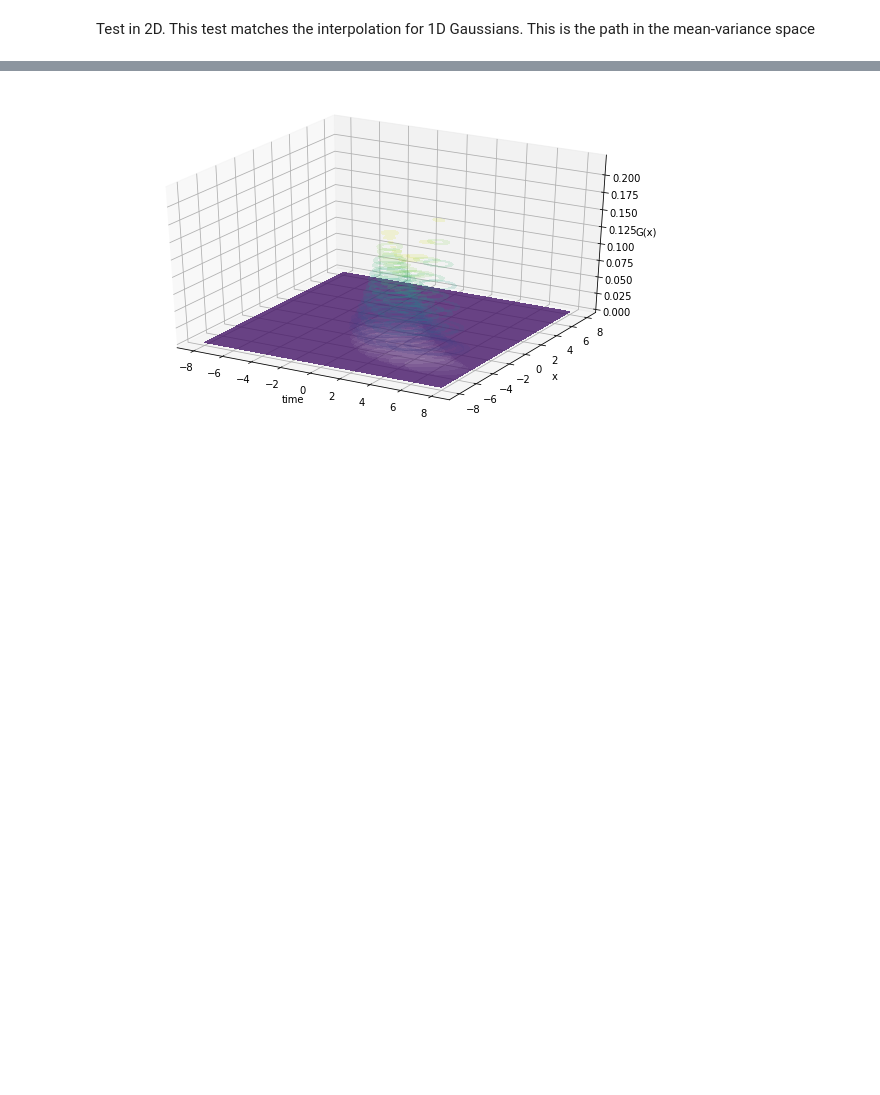
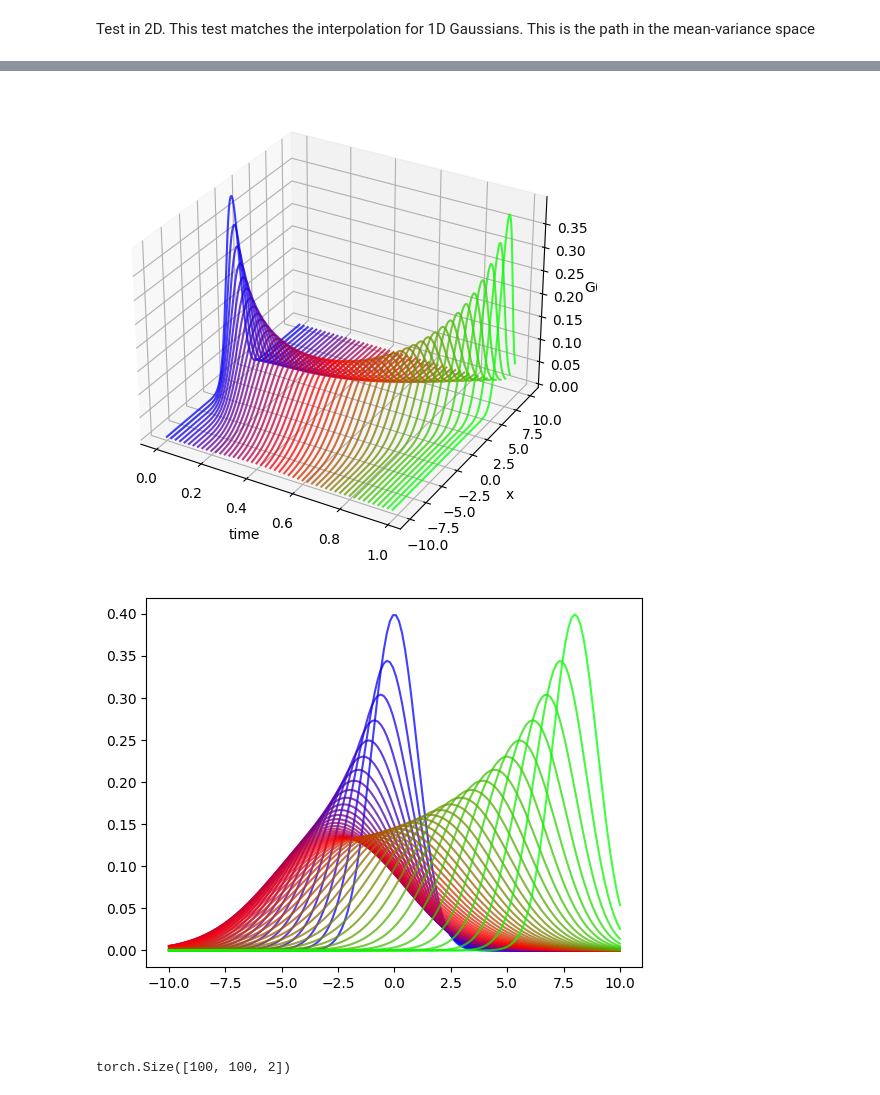
Before and after one commit to GHes31415/OT, a Jupyter notebook: bezier_gauss.ipynb, the cells around one changed output, grey strips where cells are left out. Cells and saved outputs as stored; diff of their text form; code cells hidden in the pictures; blank space fills up the shorter version.

```diff
--- a/bezier_gauss.ipynb
+++ b/bezier_gauss.ipynb
@@ -60,6 +46 @@ vect_var = np.array([1,1/8,1/8,1])
-# %%
-N = 50
-interp_means = Bezier_interpolation(vect_means,N)
-
-interp_var = Bezier_interpolation(vect_var,N)
 # %%
@@ -142,22 +80,18 @@ def eval_multi_gauss(X,Y,partition,mean,covariance):
-# %%
-#%matplotlib widget
-fig = plt.figure(figsize = (10,6))
-
-ax = plt.axes(projection='3d')
-
-cmap = plt.get_cmap('brg')
-
-colors =[ cmap(i) for i in np.linspace(0,1,N)]
-
-for i ,color in enumerate(colors,start = 0):
-  t = i/N*np.ones(partition)
-  res = eval_multi_gauss(X,Y,partition,interp_means[i],interp_var[i])
-  ax.contourf(X,Y,res, alpha = 0.15)
-  #plt.legend()
-  ax.set_xlabel('time')
-  ax.set_ylabel('x')
-  ax.set_zlabel('G(x)')
-
-plt.show()
-# %% [output]
-[figure, removed]
+# %%
+N = 50
+
+vect_means = torch.tensor([0,-8,8])
+vect_var = torch.tensor([1,5,1])
+
+t = torch.linspace(0,1,N)
+x = np.linspace(-10,10,150)
+interp_means = bezier_interpolation(t, vect_means).numpy()
+interp_var = bezier_interpolation(t, vect_var).numpy()
+# %%
+plot_gaussian_density_transition(150, x, interp_means, interp_var)
+transition_gaussian_1d(x,interp_means, interp_var)
+# %% [output]
+[figure, added]
+[figure, added]
+# %% [markdown]
+#
@@ -163,0 +185,19 @@ plt.show()
+# %%
+vect_means_2D = torch.tensor([[-4,0],[0,8],[4,0]])
+vect_var_2D = torch.tensor([[[1,0],[0,1]],[[4,2],[2,4]],[[2,0.5],[0.5,2]]])
+
+N = 20
+partition = 100
+x = y = torch.linspace(-10,10,partition)
+
+X,Y = torch.meshgrid(x,y)
+
+tt = torch.linspace(0,1,N)
+
+interp_means = bezier_interpolation(tt, vect_means_2D).permute(1,0)
+bezier_var = bezier_covariance_interpolation(tt ,vect_var_2D)
+
+plot_interpolation(tt,X, Y , interp_means, bezier_var)
+# A file is created with the gif file name is 'gaussian_2d.gif'
+# %% [output]
+torch.Size([100, 100, 2])
```
Also changed, not shown: parts of 22 cells of this notebook, 2 other files.
